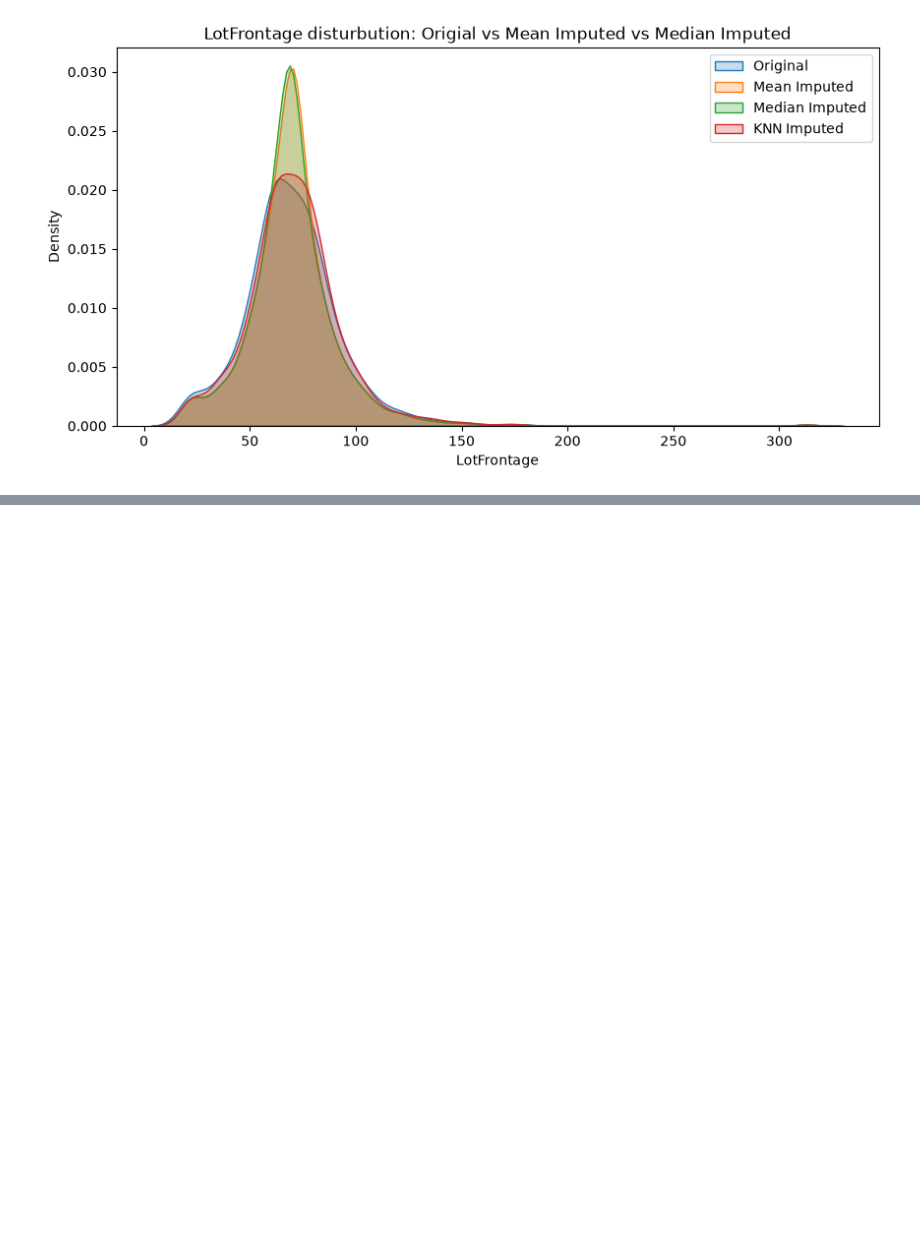
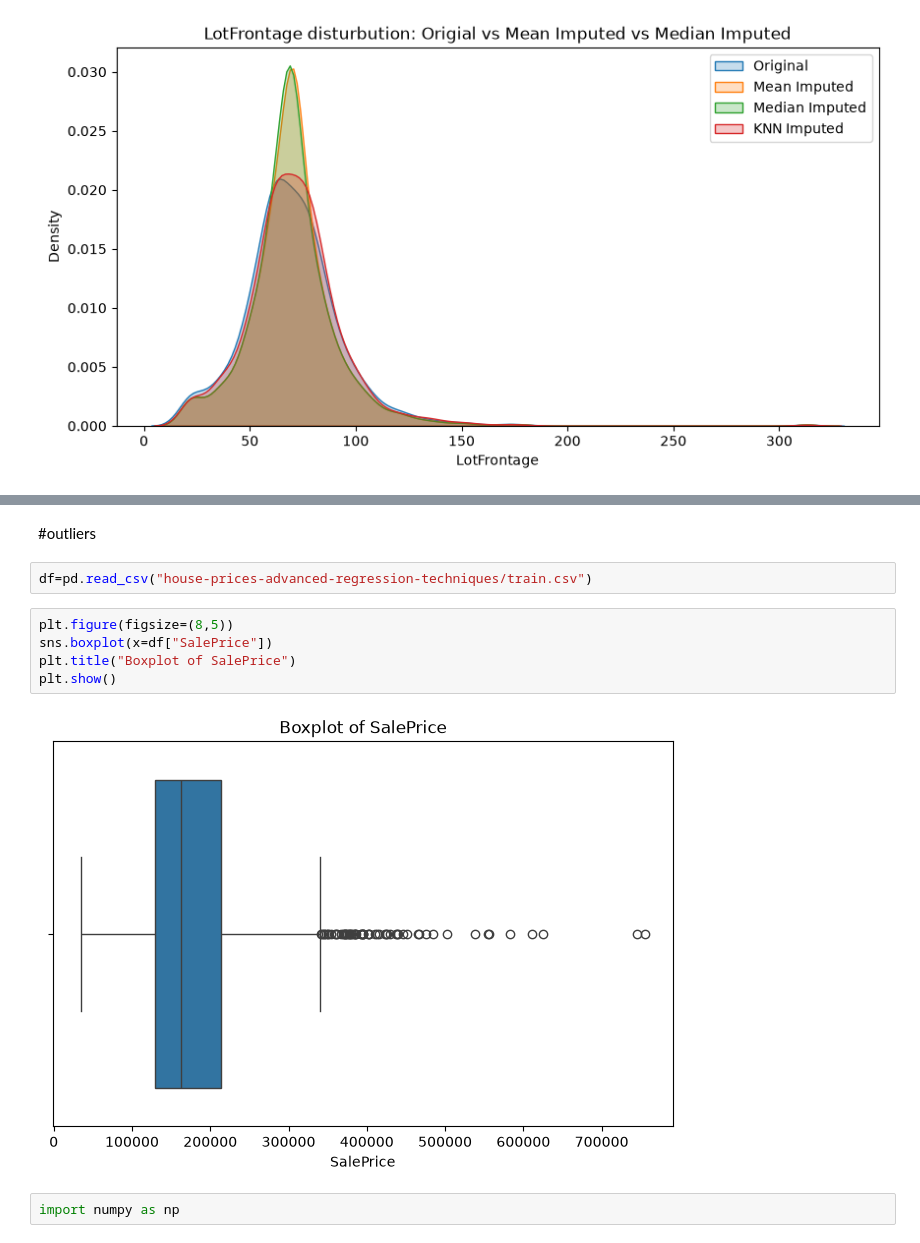
Before and after one commit to kanakamsandeep746-source/FeatureEngineering, a Jupyter notebook: feature.ipynb, the cells around one changed output, grey strips where cells are left out. Saved outputs shown, nothing was run; the diff lists cells and outputs as text; blank space fills up the shorter version.

```diff
--- a/feature.ipynb
+++ b/feature.ipynb
@@ -294,0 +430,13 @@ plt.show()
+# %% [markdown]
+#outliers
+# %%
+df=pd.read_csv("house-prices-advanced-regression-techniques/train.csv")
+# %%
+plt.figure(figsize=(8,5))
+sns.boxplot(x=df["SalePrice"])
+plt.title("Boxplot of SalePrice")
+plt.show()
+# %% [output]
+[figure, added]
+# %%
+import numpy as np
```
Also changed, not shown: parts of 23 cells of this notebook, 2 other files.
